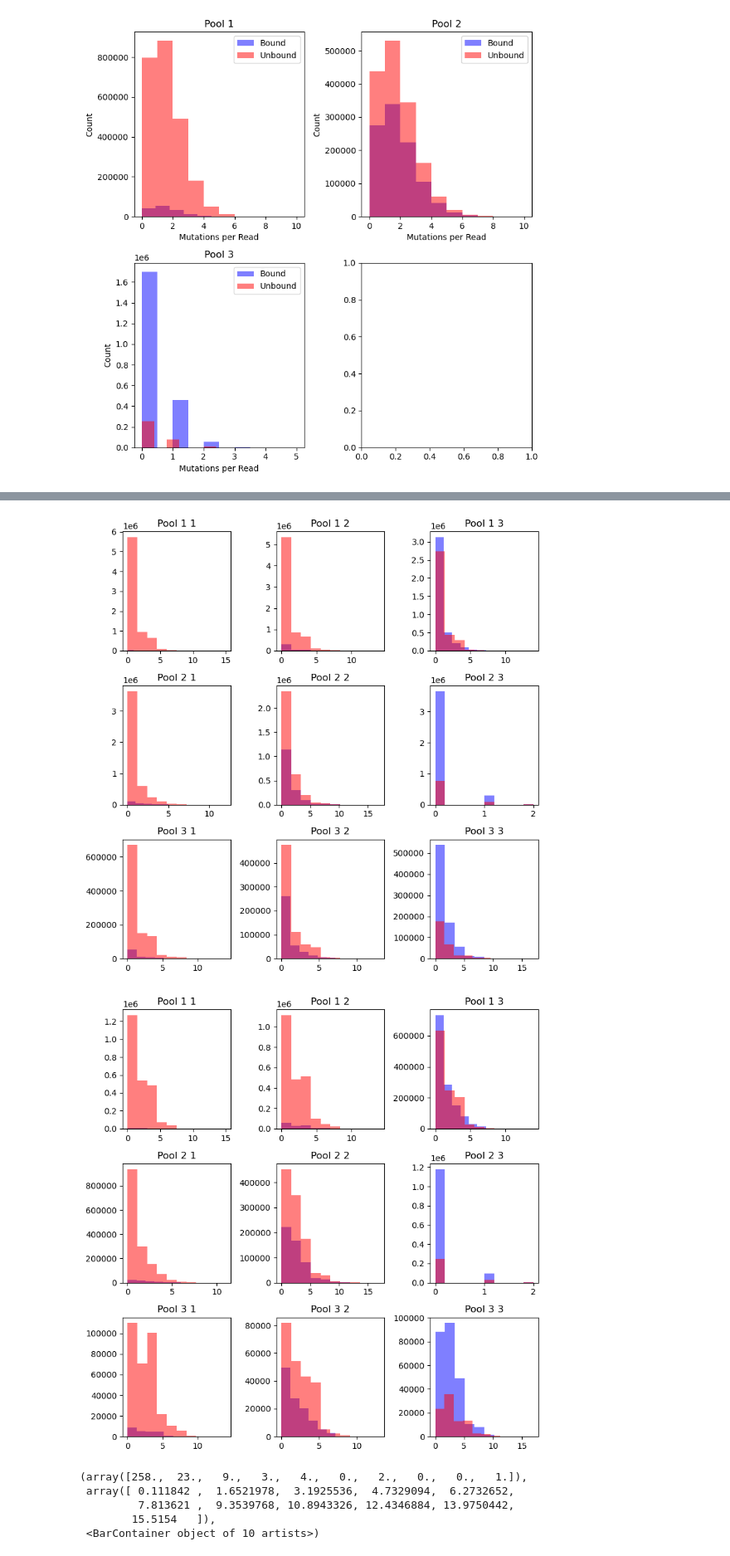
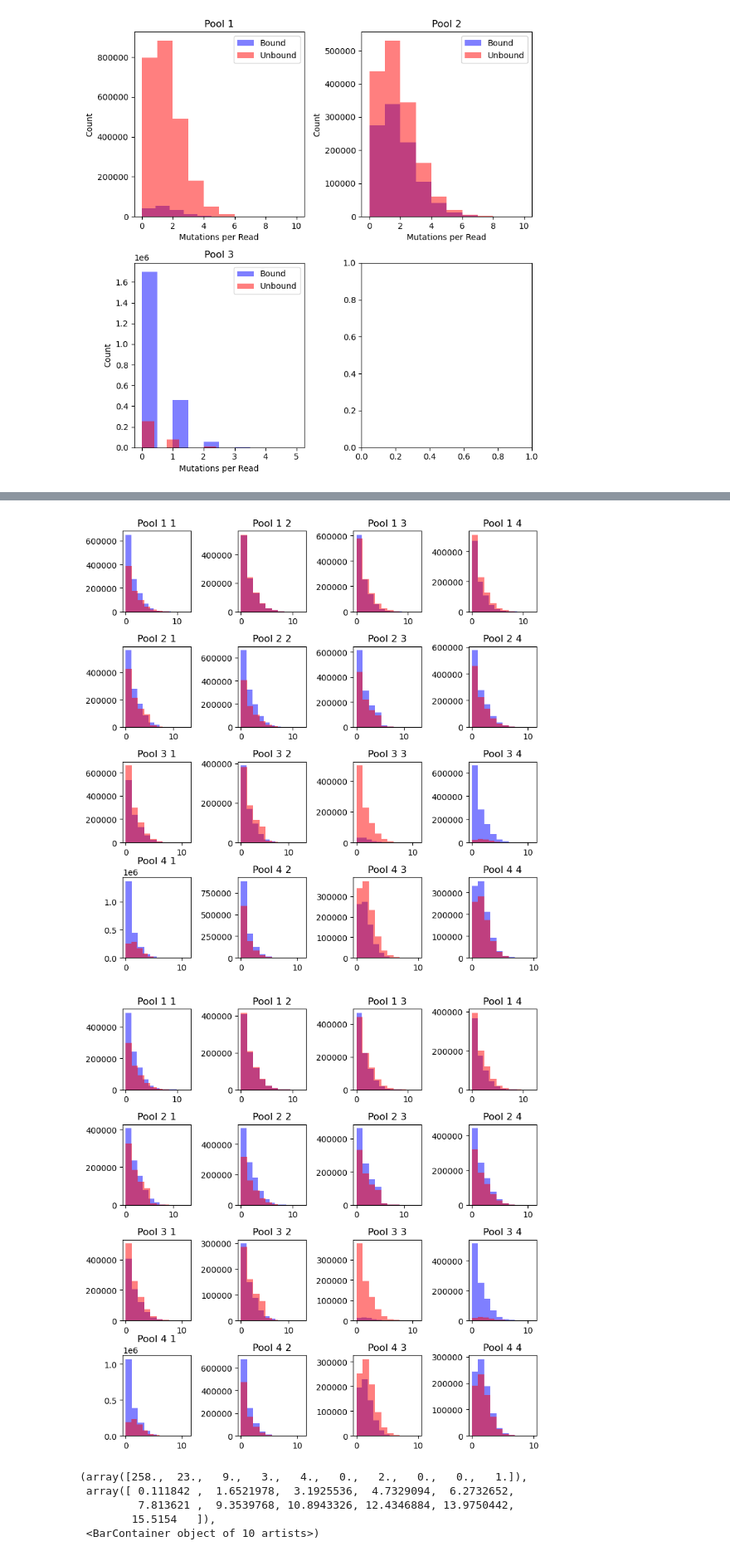
Before and after one commit to JoshuaGensel/MIME_ML, a Jupyter notebook: src/exploratory_analysis.ipynb, the cells around one changed output, grey strips where cells are left out. Shown at 83% size. Drawn from its saved outputs; the diff is of its cells as text; code cells hidden in the pictures.

```diff
--- a/src/exploratory_analysis.ipynb
+++ b/src/exploratory_analysis.ipynb
@@ -2,4 +2,9 @@
 import numpy as np
 import matplotlib.pyplot as plt
 import seaborn as sns
+# %%
+# read in data
+
+# define directory path
+second_round_dir = '../data/experimental_data/training_data/'
 # %%
@@ -213,6 +266,6 @@ plt.tight_layout()
 # %%
 # plot histograms of mutations per read bound vs unbound
-fig, ax = plt.subplots(3, 3, figsize=(8,8))
+fig, ax = plt.subplots(4, 4, figsize=(8,8))
 ax[0, 0].hist(mpr_1_1_bound, bins=10, color='blue', alpha=0.5, label='Bound')
 ax[0, 0].hist(mpr_1_1_unbound, bins=10, color='red', alpha=0.5, label='Unbound')
 ax[0, 0].set_title('Pool 1 1')
@@ -222,6 +275,9 @@ ax[0, 1].set_title('Pool 1 2')
 ax[0, 2].hist(mpr_1_3_bound, bins=10, color='blue', alpha=0.5, label='Bound')
 ax[0, 2].hist(mpr_1_3_unbound, bins=10, color='red', alpha=0.5, label='Unbound')
 ax[0, 2].set_title('Pool 1 3')
+ax[0, 3].hist(mpr_1_4_bound, bins=10, color='blue', alpha=0.5, label='Bound')
+ax[0, 3].hist(mpr_1_4_unbound, bins=10, color='red', alpha=0.5, label='Unbound')
+ax[0, 3].set_title('Pool 1 4')
 ax[1, 0].hist(mpr_2_1_bound, bins=10, color='blue', alpha=0.5, label='Bound')
 ax[1, 0].hist(mpr_2_1_unbound, bins=10, color='red', alpha=0.5, label='Unbound')
 ax[1, 0].set_title('Pool 2 1')
@@ -231,6 +287,9 @@ ax[1, 1].set_title('Pool 2 2')
 ax[1, 2].hist(mpr_2_3_bound, bins=10, color='blue', alpha=0.5, label='Bound')
 ax[1, 2].hist(mpr_2_3_unbound, bins=10, color='red', alpha=0.5, label='Unbound')
 ax[1, 2].set_title('Pool 2 3')
+ax[1, 3].hist(mpr_2_4_bound, bins=10, color='blue', alpha=0.5, label='Bound')
+ax[1, 3].hist(mpr_2_4_unbound, bins=10, color='red', alpha=0.5, label='Unbound')
+ax[1, 3].set_title('Pool 2 4')
 ax[2, 0].hist(mpr_3_1_bound, bins=10, color='blue', alpha=0.5, label='Bound')
 ax[2, 0].hist(mpr_3_1_unbound, bins=10, color='red', alpha=0.5, label='Unbound')
 ax[2, 0].set_title('Pool 3 1')
@@ -240,42 +299,80 @@ ax[2, 1].set_title('Pool 3 2')
 ax[2, 2].hist(mpr_3_3_bound, bins=10, color='blue', alpha=0.5, label='Bound')
 ax[2, 2].hist(mpr_3_3_unbound, bins=10, color='red', alpha=0.5, label='Unbound')
 ax[2, 2].set_title('Pool 3 3')
+ax[2, 3].hist(mpr_3_4_bound, bins=10, color='blue', alpha=0.5, label='Bound')
+ax[2, 3].hist(mpr_3_4_unbound, bins=10, color='red', alpha=0.5, label='Unbound')
+ax[2, 3].set_title('Pool 3 4')
+ax[3, 0].hist(mpr_4_1_bound, bins=10, color='blue', alpha=0.5, label='Bound')
+ax[3, 0].hist(mpr_4_1_unbound, bins=10, color='red', alpha=0.5, label='Unbound')
+ax[3, 0].set_title('Pool 4 1')
+ax[3, 1].hist(mpr_4_2_bound, bins=10, color='blue', alpha=0.5, label='Bound')
+ax[3, 1].hist(mpr_4_2_unbound, bins=10, color='red', alpha=0.5, label='Unbound')
+ax[3, 1].set_title('Pool 4 2')
+ax[3, 2].hist(mpr_4_3_bound, bins=10, color='blue', alpha=0.5, label='Bound')
+ax[3, 2].hist(mpr_4_3_unbound, bins=10, color='red', alpha=0.5, label='Unbound')
+ax[3, 2].set_title('Pool 4 3')
+ax[3, 3].hist(mpr_4_4_bound, bins=10, color='blue', alpha=0.5, label='Bound')
+ax[3, 3].hist(mpr_4_4_unbound, bins=10, color='red', alpha=0.5, label='Unbound')
+ax[3, 3].set_title('Pool 4 4')
+
 plt.tight_layout()
 # %% [output]
-[figure, old version]
+[figure, new version]
 # %%
-# plot histograms of mutations per read bound vs unbound after filtering
-fig, ax = plt.subplots(3, 3, figsize=(8,8))
+# plot histograms of mutations per read bound vs unbound
+fig, ax = plt.subplots(4, 4, figsize=(8,8))
 ax[0, 0].hist(mprf_1_1_bound, bins=10, color='blue', alpha=0.5, label='Bound')
 ax[0, 0].hist(mprf_1_1_unbound, bins=10, color='red', alpha=0.5, label='Unbound')
 ax[0, 0].set_title('Pool 1 1')
 ax[0, 1].hist(mprf_1_2_bound, bins=10, color='blue', alpha=0.5, label='Bound')
 ax[0, 1].hist(mprf_1_2_unbound, bins=10, color='red', alpha=0.5, label='Unbound')
 ax[0, 1].set_title('Pool 1 2')
 ax[0, 2].hist(mprf_1_3_bound, bins=10, color='blue', alpha=0.5, label='Bound')
 ax[0, 2].hist(mprf_1_3_unbound, bins=10, color='red', alpha=0.5, label='Unbound')
 ax[0, 2].set_title('Pool 1 3')
+ax[0, 3].hist(mprf_1_4_bound, bins=10, color='blue', alpha=0.5, label='Bound')
+ax[0, 3].hist(mprf_1_4_unbound, bins=10, color='red', alpha=0.5, label='Unbound')
+ax[0, 3].set_title('Pool 1 4')
 ax[1, 0].hist(mprf_2_1_bound, bins=10, color='blue', alpha=0.5, label='Bound')
 ax[1, 0].hist(mprf_2_1_unbound, bins=10, color='red', alpha=0.5, label='Unbound')
 ax[1, 0].set_title('Pool 2 1')
 ax[1, 1].hist(mprf_2_2_bound, bins=10, color='blue', alpha=0.5, label='Bound')
 ax[1, 1].hist(mprf_2_2_unbound, bins=10, color='red', alpha=0.5, label='Unbound')
 ax[1, 1].set_title('Pool 2 2')
 ax[1, 2].hist(mprf_2_3_bound, bins=10, color='blue', alpha=0.5, label='Bound')
 ax[1, 2].hist(mprf_2_3_unbound, bins=10, color='red', alpha=0.5, label='Unbound')
 ax[1, 2].set_title('Pool 2 3')
+ax[1, 3].hist(mprf_2_4_bound, bins=10, color='blue', alpha=0.5, label='Bound')
+ax[1, 3].hist(mprf_2_4_unbound, bins=10, color='red', alpha=0.5, label='Unbound')
+ax[1, 3].set_title('Pool 2 4')
 ax[2, 0].hist(mprf_3_1_bound, bins=10, color='blue', alpha=0.5, label='Bound')
 ax[2, 0].hist(mprf_3_1_unbound, bins=10, color='red', alpha=0.5, label='Unbound')
 ax[2, 0].set_title('Pool 3 1')
 ax[2, 1].hist(mprf_3_2_bound, bins=10, color='blue', alpha=0.5, label='Bound')
 ax[2, 1].hist(mprf_3_2_unbound, bins=10, color='red', alpha=0.5, label='Unbound')
 ax[2, 1].set_title('Pool 3 2')
 ax[2, 2].hist(mprf_3_3_bound, bins=10, color='blue', alpha=0.5, label='Bound')
 ax[2, 2].hist(mprf_3_3_unbound, bins=10, color='red', alpha=0.5, label='Unbound')
 ax[2, 2].set_title('Pool 3 3')
+ax[2, 3].hist(mprf_3_4_bound, bins=10, color='blue', alpha=0.5, label='Bound')
+ax[2, 3].hist(mprf_3_4_unbound, bins=10, color='red', alpha=0.5, label='Unbound')
+ax[2, 3].set_title('Pool 3 4')
+ax[3, 0].hist(mprf_4_1_bound, bins=10, color='blue', alpha=0.5, label='Bound')
+ax[3, 0].hist(mprf_4_1_unbound, bins=10, color='red', alpha=0.5, label='Unbound')
+ax[3, 0].set_title('Pool 4 1')
+ax[3, 1].hist(mprf_4_2_bound, bins=10, color='blue', alpha=0.5, label='Bound')
+ax[3, 1].hist(mprf_4_2_unbound, bins=10, color='red', alpha=0.5, label='Unbound')
+ax[3, 1].set_title('Pool 4 2')
+ax[3, 2].hist(mprf_4_3_bound, bins=10, color='blue', alpha=0.5, label='Bound')
+ax[3, 2].hist(mprf_4_3_unbound, bins=10, color='red', alpha=0.5, label='Unbound')
+ax[3, 2].set_title('Pool 4 3')
+ax[3, 3].hist(mprf_4_4_bound, bins=10, color='blue', alpha=0.5, label='Bound')
+ax[3, 3].hist(mprf_4_4_unbound, bins=10, color='red', alpha=0.5, label='Unbound')
+ax[3, 3].set_title('Pool 4 4')
+
 plt.tight_layout()
 # %% [output]
-[figure, old version]
+[figure, new version]
 # %%
 #set path to simulation data
 simulation_path = "../data/simulation_data/experimental_conditions_2"
```
Also changed, not shown: parts of 3 cells of this notebook, 2 other files.
